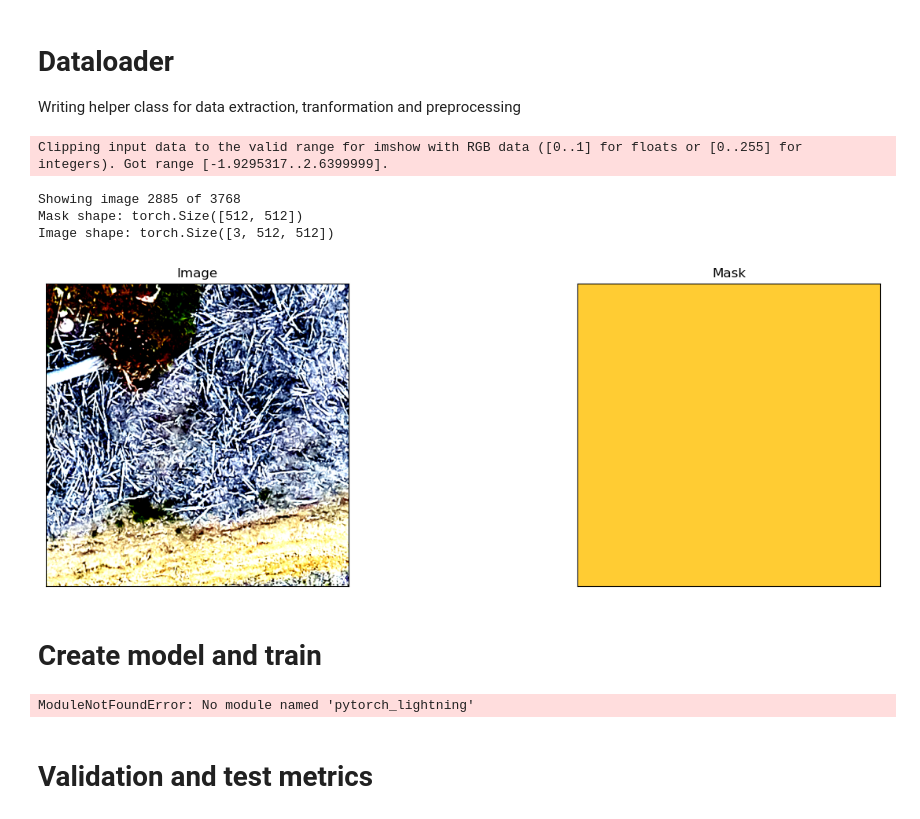
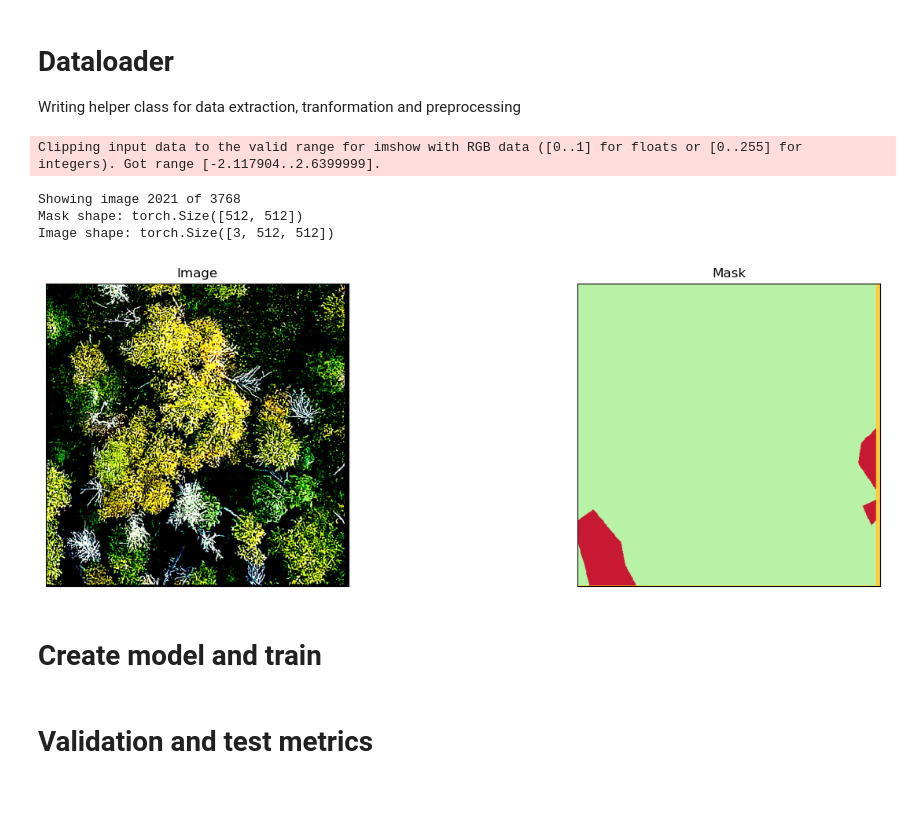
Before and after one commit to CaoCalvin/tornado-tree-destruction-ef, a Jupyter notebook: src/treefall_tornado_rating.ipynb, the cells around one changed output. Drawn from its saved outputs; the diff is of its cells as text; code cells hidden in the pictures.

```diff
--- a/src/treefall_tornado_rating.ipynb
+++ b/src/treefall_tornado_rating.ipynb
@@ -12,6 +12,10 @@ from PIL import Image
 import numpy as np
 from enum import Enum
 import cv2
+import pytorch_lightning as pl
+import segmentation_models_pytorch as smp
+from torch.optim import lr_scheduler
+
 
 device = torch.device("cuda" if torch.cuda.is_available() else "cpu")
 if not torch.cuda.is_available():
@@ -26,7 +30,10 @@ class Cls(Enum):
         obj = object.__new__(cls)
         obj._value_ = num
         obj.hex_color = hex_color
+        obj.rgb_color = tuple(int(hex_color[i:i+2], 16) for i in (1, 3, 5))  # Convert hex to RGB
         return obj
+
+
 
 SEED = 42
 
@@ -34,6 +41,8 @@ base_path = os.path.join('..', 'dataset_processed')
 images_path = os.path.join(base_path, 'images')
 masks_path = os.path.join(base_path, 'masks')
 splits_path = os.path.join(base_path, 'splits')
+
+torch.set_float32_matmul_precision('medium') # TODO see if high is better or low doesn't make a difference
 # %% [markdown]
 # Dataloader
 Writing helper class for data extraction, tranformation and preprocessing
@@ -139,12 +148,12 @@ def get_training_augmentation():
         A.GaussNoise(p=0.2),
 
         A.OneOf([
-            A.ElasticTransform(alpha=1, sigma=50, p=0.3),
-            A.GridDistortion(num_steps=5, distort_limit=(-0.1, 0.1), p=0.3),
+            A.ElasticTransform(alpha=1, sigma=50, p=0.3, border_mode=cv2.BORDER_CONSTANT, mask_value=Cls.OTHER.value),
+            A.GridDistortion(num_steps=5, distort_limit=(-0.1, 0.1), p=0.3, border_mode=cv2.BORDER_CONSTANT, mask_value=Cls.OTHER.value),
         ], p=0.2),
 
         A.ShiftScaleRotate(shift_limit=0.02, scale_limit=0.05, rotate_limit=0,
-                          p=0.3),
+                          p=0.3, border_mode=cv2.BORDER_CONSTANT, mask_value=Cls.OTHER.value),
 
         A.Normalize(mean=(0.485, 0.456, 0.406), std=(0.229, 0.224, 0.225)),
         ToTensorV2(),
@@ -173,29 +182,6 @@ dataset_test = Dataset(
     transform=None
 )
 # %%
-def hex_to_rgb(hex_color):
-    hex_color = hex_color.lstrip('#')
-    return tuple(int(hex_color[i:i+2], 16) for i in (0, 2, 4))
-
-# Map original values to output RGB colors using Cls enum
-color_mapping = {
-    Cls.UPRIGHT.value: hex_to_rgb(Cls.UPRIGHT.hex_color),
-    Cls.FALLEN.value: hex_to_rgb(Cls.FALLEN.hex_color),
-    Cls.OTHER.value: hex_to_rgb(Cls.OTHER.hex_color),
-}
-
-def mask_to_color(mask):
-    """
-    Convert a 2D mask with greyscale values into an RGB image using the color mapping.
-    Unrecognized values will be set to black.
-    """
-    h, w = mask.shape
-    color_mask = np.zeros((h, w, 3), dtype=np.uint8)
-    for cat_val in np.unique(mask):
-        # If the category value is not recognized, default to black (0, 0, 0)
-        color = color_mapping.get(cat_val, (0, 0, 0))
-        color_mask[mask == cat_val] = color
-    return color_mask
 def visualize(**images):
     """Plot images in one row."""
     n = len(images)
@@ -203,39 +189,45 @@ def visualize(**images):
     for i, (name, img) in enumerate(images.items()):
         plt.subplot(1, n, i + 1)
         plt.xticks([])
         plt.yticks([])
         plt.title(" ".join(name.split("_")).title())
         if name == "image":
             # Check if image is in CHW format; if so, convert it to HWC for plotting
             if img.shape[0] == 3:
                 try:
                     # If image is a torch tensor, use permute
-                    import torch
                     if isinstance(img, torch.Tensor):
                         img = img.permute(1, 2, 0).cpu().numpy()
                     else:
                         img = img.transpose(1, 2, 0)
                 except Exception:
                     pass
             plt.imshow(img)
         else:
-            # Convert greyscale mask to output color using the mapping
-            color_mask = mask_to_color(img)
+            # Convert greyscale integer mask to RGB colored mask using the enum mapping
+            # Build a lookup table from enum values (0,1,2) to the corresponding RGB colors.
+            lut = np.array([
+                Cls.UPRIGHT.rgb_color,
+                Cls.FALLEN.rgb_color,
+                Cls.OTHER.rgb_color
+            ], dtype=np.uint8)
+            # Map the greyscale mask to an RGB image by indexing using the mask values.
+            color_mask = lut[img]
             plt.imshow(color_mask)
     plt.show()
 
 idx = random.randint(0, len(dataset_train) - 1)
 image, mask = dataset_train[idx]
 print(f"Showing image {idx} of {len(dataset_train)}")
 print(f"Mask shape: {mask.shape}")
 print(f"Image shape: {image.shape}")
 visualize(image=image, mask=mask)
 # %% [output]
-Clipping input data to the valid range for imshow with RGB data ([0..1] for floats or [0..255] for integers). Got range [-1.9295317..2.6399999].
+Clipping input data to the valid range for imshow with RGB data ([0..1] for floats or [0..255] for integers). Got range [-2.117904..2.6399999].
-Showing image 2885 of 3768
+Showing image 2021 of 3768
 Mask shape: torch.Size([512, 512])
 Image shape: torch.Size([3, 512, 512])
-[figure, old version]
+[figure, new version]
 # %% [markdown]
 # Create model and train
 # %%
@@ -387,8 +379,8 @@ class CamVidModel(pl.LightningModule):
 # and passing encoder_weights="ade20k".
 model = CamVidModel("SegFormer", "mit_b0", in_channels=3, out_classes=OUT_CLASSES, encoder_weights="imagenet").to(device)
 
-train_loader = DataLoader(dataset_train, batch_size=BATCH_SIZE, shuffle=True, num_workers=4) # Adjust num_workers as needed
-val_loader = DataLoader(dataset_test, batch_size=BATCH_SIZE, shuffle=False, num_workers=4) # Adjust num_workers as needed
+train_loader = DataLoader(dataset_train, batch_size=BATCH_SIZE, shuffle=True, num_workers=4, persistent_workers=True) # Adjust num_workers as needed
+val_loader = DataLoader(dataset_test, batch_size=BATCH_SIZE, shuffle=False, num_workers=4, persistent_workers=True) # Adjust num_workers as needed
 
 trainer = pl.Trainer(max_epochs=EPOCHS, log_every_n_steps=1, fast_dev_run=True) # fast_dev_run=True will run only 1 batch for train and val
 
@@ -397,8 +389,6 @@ trainer.fit(
     train_dataloaders=train_loader, # Pass the DataLoader
     val_dataloaders=val_loader,     # Pass the DataLoader
 )
-# %% [output]
-ModuleNotFoundError: No module named 'pytorch_lightning'
 # %% [markdown]
 # Validation and test metrics
 # %%
```
Also changed, not shown: 1 other file.
